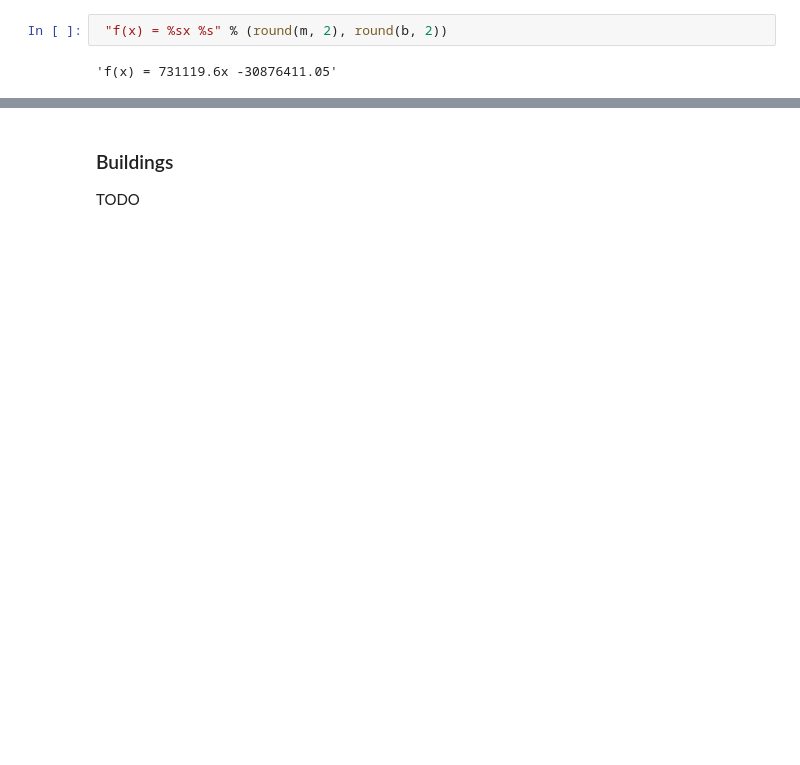
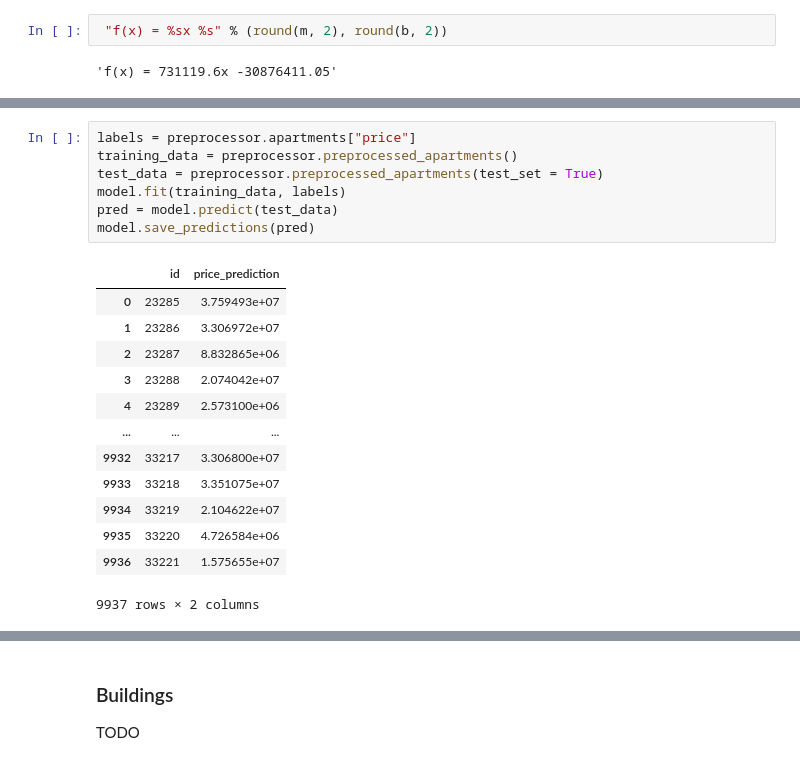
Before and after one commit to Olaussen/TDT4173_group69, a Jupyter notebook: src/notebook.ipynb, the cells around one changed output, grey strips where cells are left out. Cells and saved outputs as stored; diff of their text form; blank space fills up the shorter version.

```diff
--- a/src/notebook.ipynb
+++ b/src/notebook.ipynb
@@ -94,0 +124,21 @@ pred.to_csv("prediction.csv", index=False)
+# %%
+labels = preprocessor.apartments["price"]
+training_data = preprocessor.preprocessed_apartments()
+test_data = preprocessor.preprocessed_apartments(test_set = True)
+model.fit(training_data, labels)
+pred = model.predict(test_data)
+model.save_predictions(pred)
+# %% [output]
+|  | id | price_prediction |
+| 0 | 23285 | 3.759493e+07 |
+| 1 | 23286 | 3.306972e+07 |
+| 2 | 23287 | 8.832865e+06 |
+| 3 | 23288 | 2.074042e+07 |
+| 4 | 23289 | 2.573100e+06 |
+| ... | ... | ... |
+| 9932 | 33217 | 3.306800e+07 |
+| 9933 | 33218 | 3.351075e+07 |
+| 9934 | 33219 | 2.104622e+07 |
+| 9935 | 33220 | 4.726584e+06 |
+| 9936 | 33221 | 1.575655e+07 |
+9937 rows × 2 columns
```
Also changed, not shown: parts of 15 cells of this notebook, 5 other files.
